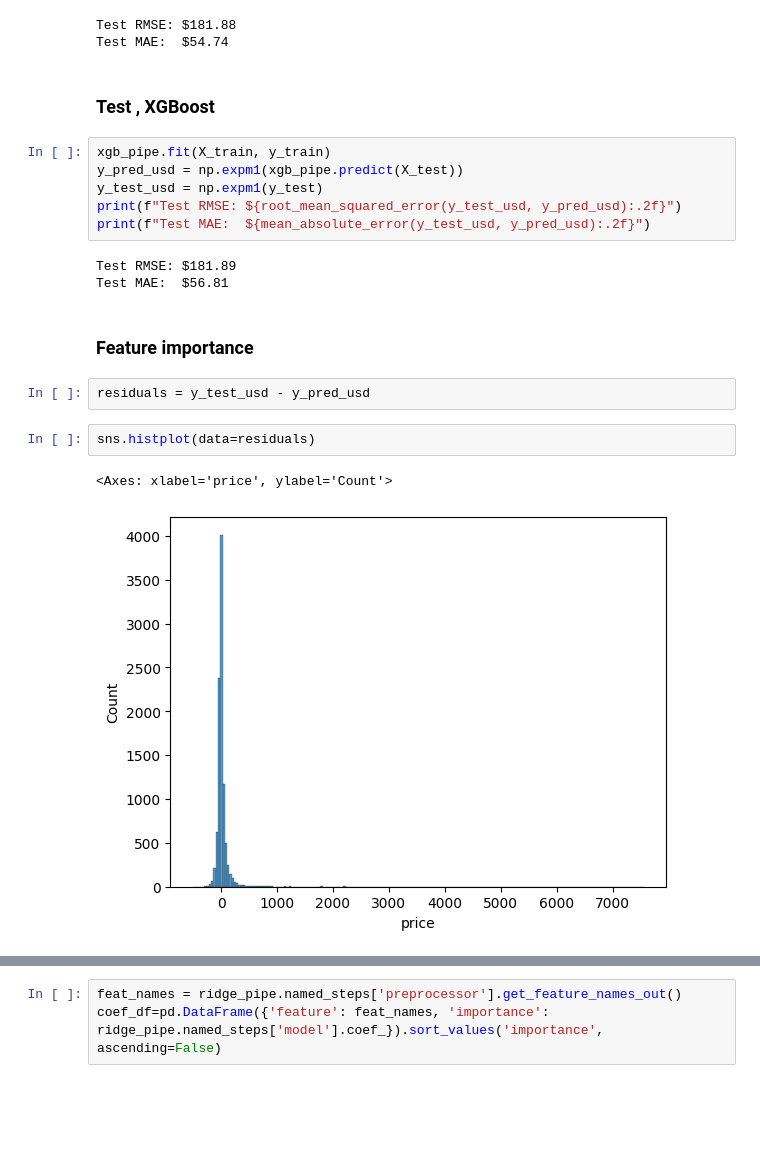
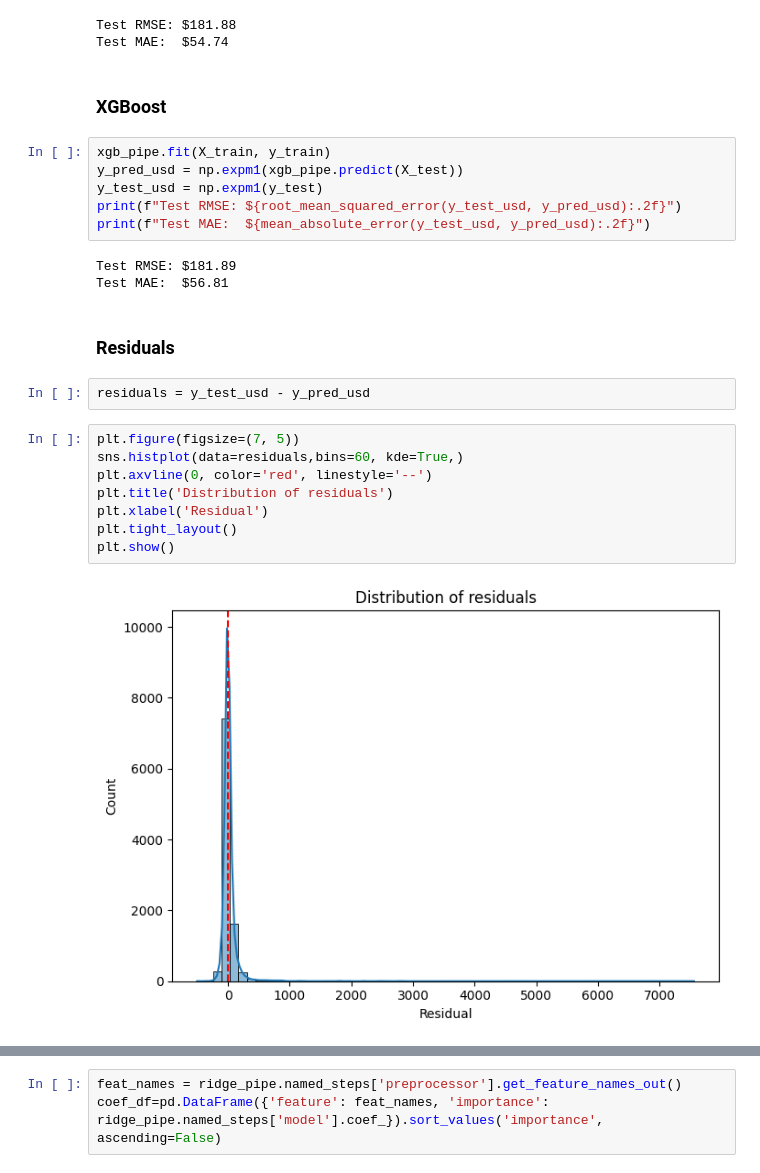
Before and after one commit to Handras18/New-York-City-Airbnb, a Jupyter notebook: 04_modeling.ipynb, the cells around one changed output, grey strips where cells are left out. Cells and saved outputs as stored; diff of their text form; blank space fills up the shorter version.

```diff
--- a/04_modeling.ipynb
+++ b/04_modeling.ipynb
@@ -188,7 +160,7 @@ print(f"Test MAE:  ${mean_absolute_error(y_test_usd, y_pred_usd):.2f}")
 Test RMSE: $181.88
 Test MAE:  $54.74
 # %% [markdown]
-### Test , XGBoost
+### XGBoost
 # %%
 xgb_pipe.fit(X_train, y_train)
 y_pred_usd = np.expm1(xgb_pipe.predict(X_test))
@@ -198,12 +170,17 @@ print(f"Test MAE:  ${mean_absolute_error(y_test_usd, y_pred_usd):.2f}")
 # %% [output]
 Test RMSE: $181.89
 Test MAE:  $56.81
-# %% [markdown]
-### Feature importance
+# %% [markdown]
+### Residuals
 # %%
 residuals = y_test_usd - y_pred_usd
 # %%
-sns.histplot(data=residuals)
+plt.figure(figsize=(7, 5))
+sns.histplot(data=residuals,bins=60, kde=True,)
+plt.axvline(0, color='red', linestyle='--')
+plt.title('Distribution of residuals')
+plt.xlabel('Residual')
+plt.tight_layout()
+plt.show()
 # %% [output]
-<Axes: xlabel='price', ylabel='Count'>
-[figure, old version]
+[figure, new version]
```
Also changed, not shown: parts of 11 cells of this notebook.
